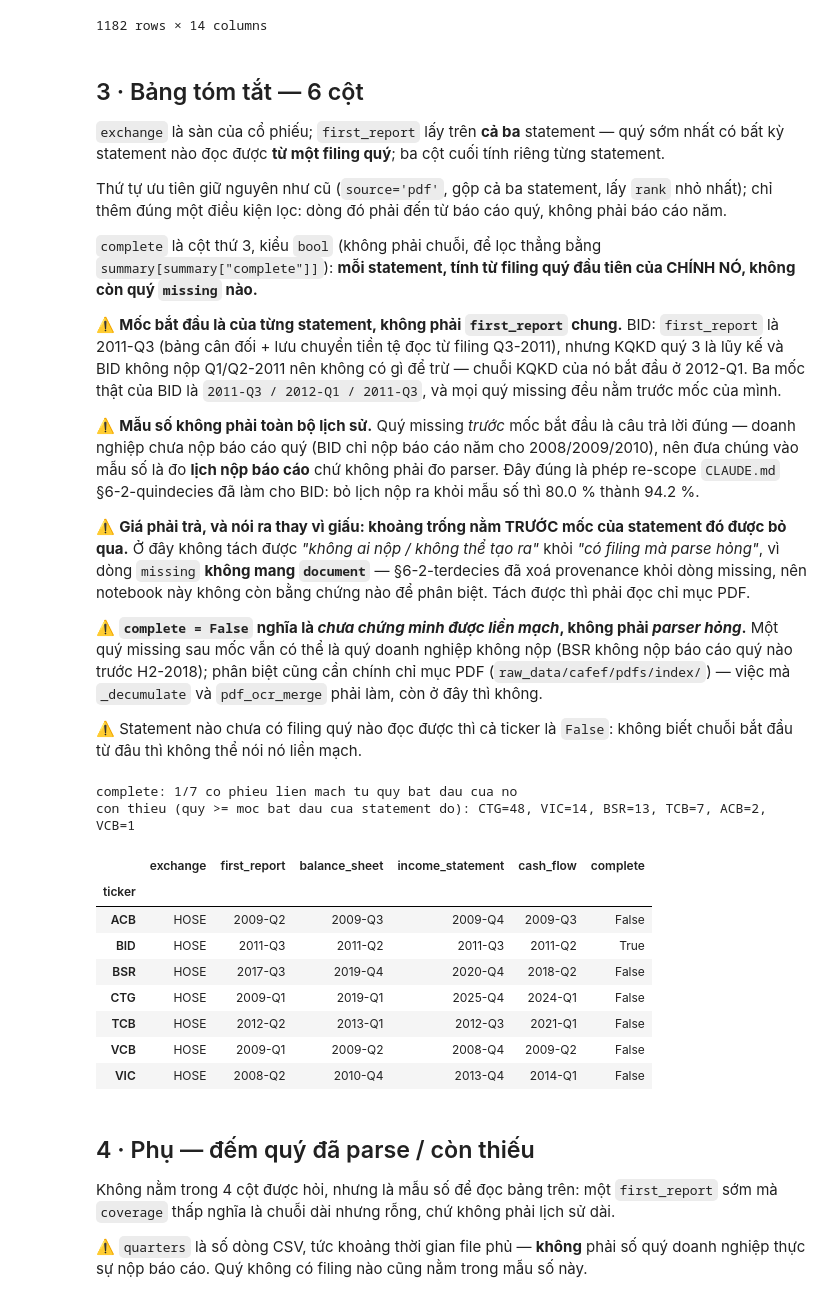
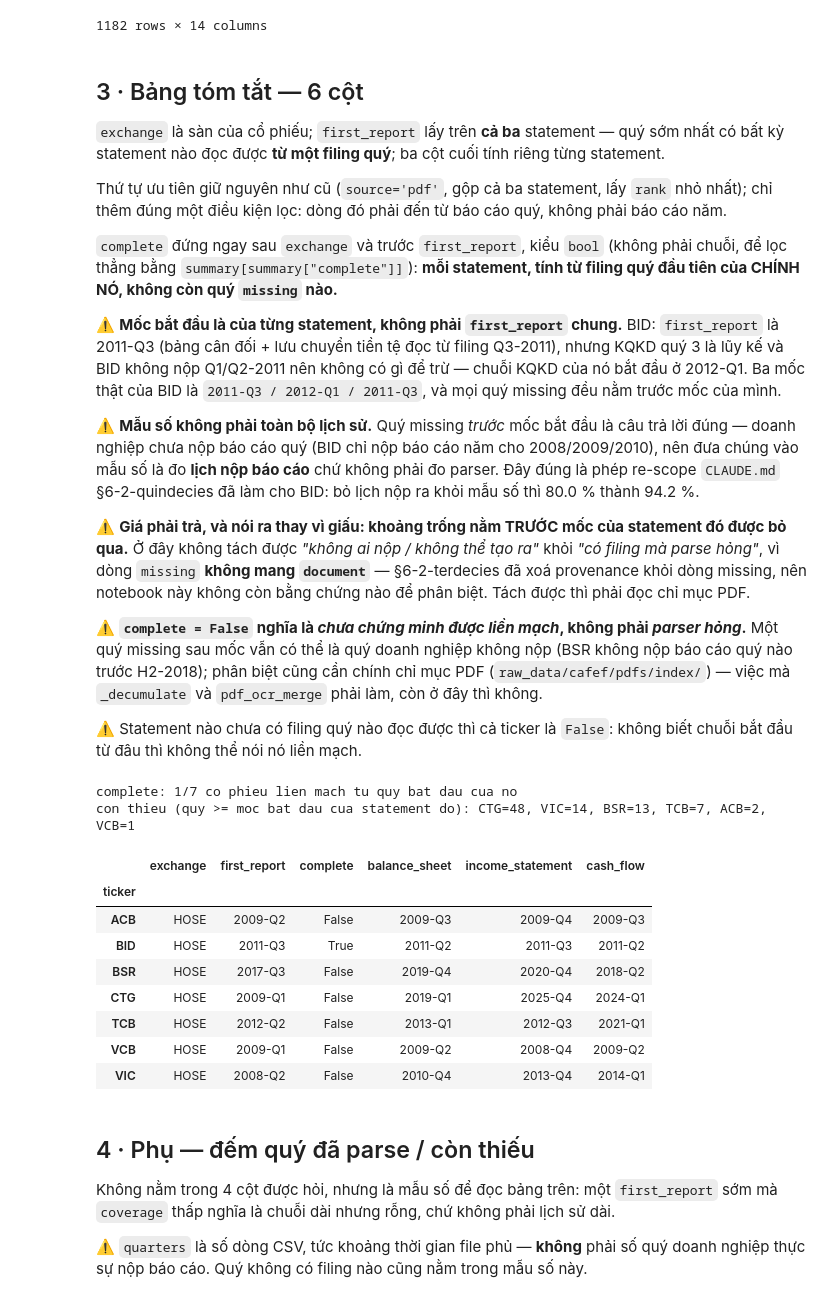
Before and after one commit to DucTrung1802/master-thesis, a Jupyter notebook: src/kaggle_gpu/RUN__pdf_ocr_summary.ipynb, the cells around one changed output. Saved outputs shown, nothing was run; the diff lists cells and outputs as text; code cells hidden in the pictures.

```diff
--- a/src/kaggle_gpu/RUN__pdf_ocr_summary.ipynb
+++ b/src/kaggle_gpu/RUN__pdf_ocr_summary.ipynb
@@ -163,7 +163,7 @@ kỳ statement nào đọc được **từ một filing quý**; ba cột cuối
 Thứ tự ưu tiên giữ nguyên như cũ (`source='pdf'`, gộp cả ba statement, lấy `rank` nhỏ nhất);
 chỉ thêm đúng một điều kiện lọc: dòng đó phải đến từ báo cáo quý, không phải báo cáo năm.
 
-`complete` là cột thứ 3, kiểu `bool` (không phải chuỗi, để lọc thẳng bằng `summary[summary["complete"]]`):
+`complete` đứng ngay sau `exchange` và trước `first_report`, kiểu `bool` (không phải chuỗi, để lọc thẳng bằng `summary[summary["complete"]]`):
 **mỗi statement, tính từ filing quý đầu tiên của CHÍNH NÓ, không còn quý `missing` nào.**
 
 ⚠️ **Mốc bắt đầu là của từng statement, không phải `first_report` chung.** BID: `first_report` là
@@ -242,43 +242,43 @@ last_missing_rank = (
 # statement chua co filing quy nao doc duoc cung tra ve False, phai chan rieng bang `notna()`
 blocking = last_missing_rank.ge(first_rank_wide)
 complete = (~blocking.any(axis=1) & first_rank_wide.notna().all(axis=1)).rename("complete")
 
 summary = (
     pd.DataFrame(index=index)
     .join(exchange)
     .join(first_report)
     .join(last_missing)
     .fillna("—")
     .join(complete)  # sau fillna, de `complete` giu kieu bool thay vi thanh chuoi
-    [["exchange", "first_report", "complete", *REPORTS]]  # `complete` la cot thu 3
+    [["exchange", "complete", "first_report", *REPORTS]]  # ticker (index), exchange, complete, ...
 )
 
 # mau so cua cot `complete`: con bao nhieu quy missing tu moc bat dau cua statement do tro di
 still = (
     missing.join(first_rank.rename("first_rank"), on=["ticker", "report"])
     .loc[lambda d: d["rank"] >= d["first_rank"]]
     .groupby("ticker")
     .size()
     .sort_values(ascending=False)
 )
 print(f"complete: {int(complete.sum())}/{len(index)} co phieu lien mach tu quy bat dau cua no")
 if not still.empty:
     print("con thieu (quy >= moc bat dau cua statement do):",
           ", ".join(f"{t}={n}" for t, n in still.items()))
 
 summary
 # %% [output]
 complete: 1/7 co phieu lien mach tu quy bat dau cua no
 con thieu (quy >= moc bat dau cua statement do): CTG=48, VIC=14, BSR=13, TCB=7, ACB=2, VCB=1
-|  | exchange | first_report | balance_sheet | income_statement | cash_flow | complete |
+|  | exchange | first_report | complete | balance_sheet | income_statement | cash_flow |
 | ticker |  |  |  |  |  |  |
-| ACB | HOSE | 2009-Q2 | 2009-Q3 | 2009-Q4 | 2009-Q3 | False |
-| BID | HOSE | 2011-Q3 | 2011-Q2 | 2011-Q3 | 2011-Q2 | True |
-| BSR | HOSE | 2017-Q3 | 2019-Q4 | 2020-Q4 | 2018-Q2 | False |
-| CTG | HOSE | 2009-Q1 | 2019-Q1 | 2025-Q4 | 2024-Q1 | False |
-| TCB | HOSE | 2012-Q2 | 2013-Q1 | 2012-Q3 | 2021-Q1 | False |
-| VCB | HOSE | 2009-Q1 | 2009-Q2 | 2008-Q4 | 2009-Q2 | False |
-| VIC | HOSE | 2008-Q2 | 2010-Q4 | 2013-Q4 | 2014-Q1 | False |
+| ACB | HOSE | 2009-Q2 | False | 2009-Q3 | 2009-Q4 | 2009-Q3 |
+| BID | HOSE | 2011-Q3 | True | 2011-Q2 | 2011-Q3 | 2011-Q2 |
+| BSR | HOSE | 2017-Q3 | False | 2019-Q4 | 2020-Q4 | 2018-Q2 |
+| CTG | HOSE | 2009-Q1 | False | 2019-Q1 | 2025-Q4 | 2024-Q1 |
+| TCB | HOSE | 2012-Q2 | False | 2013-Q1 | 2012-Q3 | 2021-Q1 |
+| VCB | HOSE | 2009-Q1 | False | 2009-Q2 | 2008-Q4 | 2009-Q2 |
+| VIC | HOSE | 2008-Q2 | False | 2010-Q4 | 2013-Q4 | 2014-Q1 |
 # %% [markdown]
 ## 4 · Phụ — đếm quý đã parse / còn thiếu
 
```
Also changed, not shown: parts of 1 cell of this notebook.
